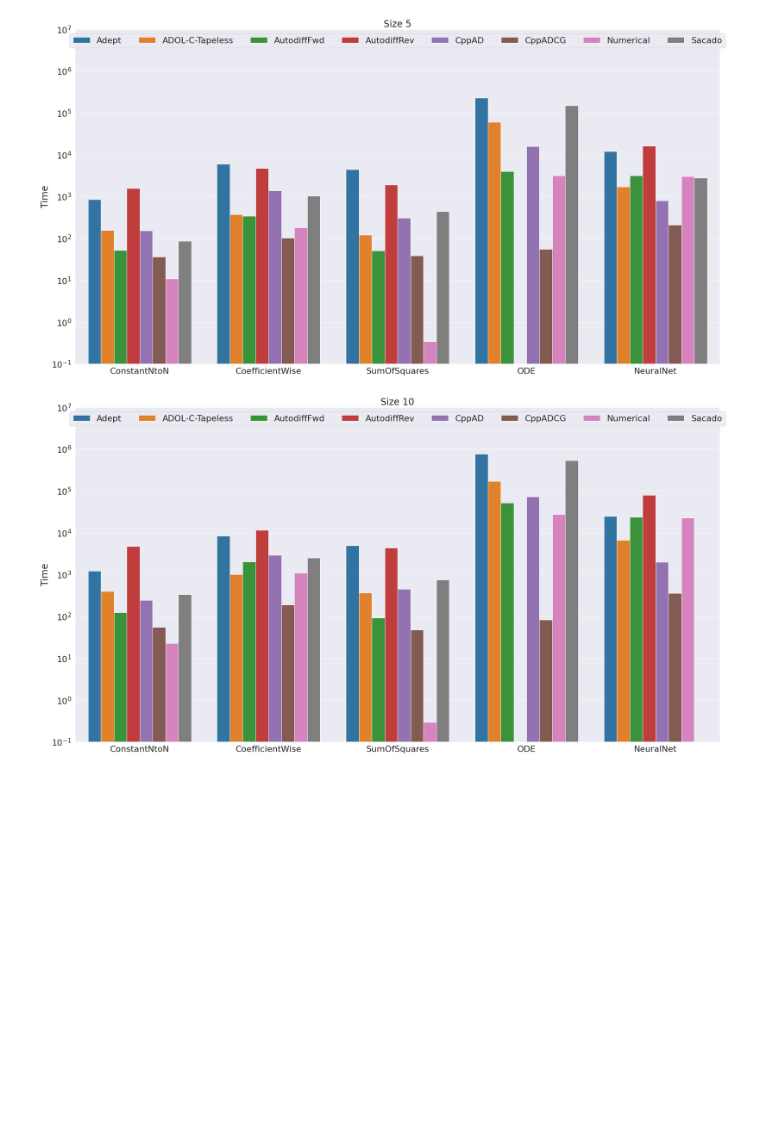
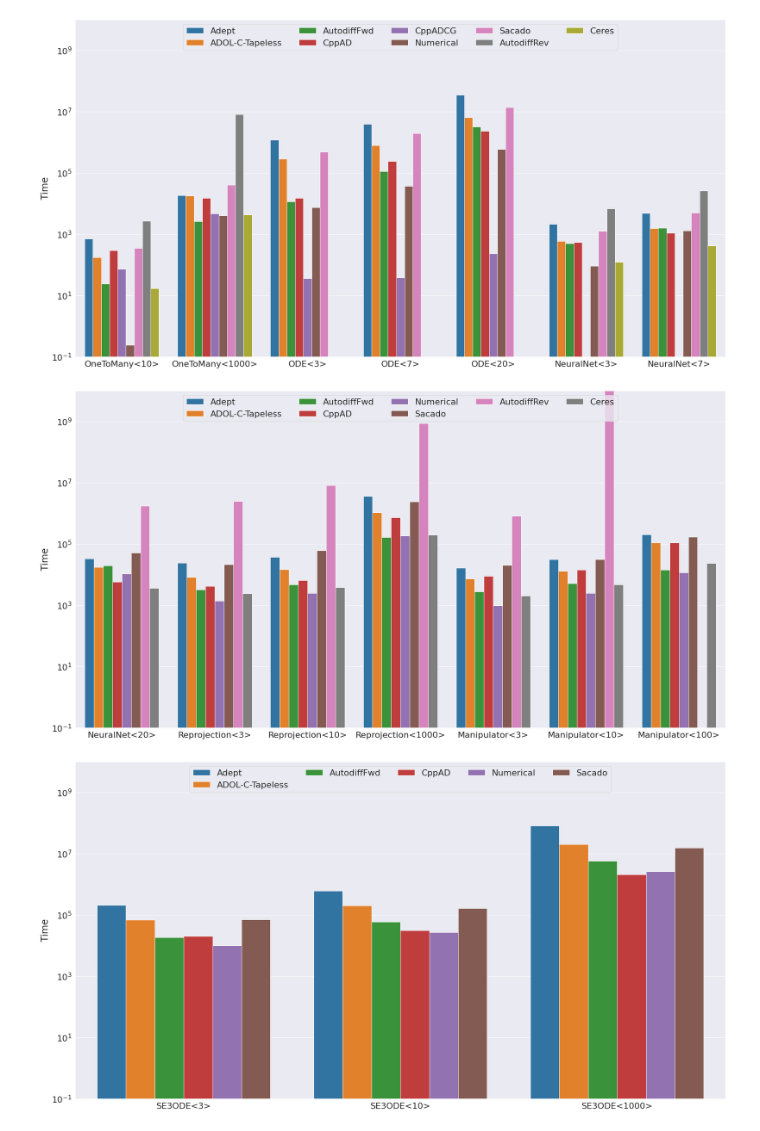
Before and after one commit to pettni/autodiff, a Jupyter notebook: benchmarks/visualization/visualization.ipynb, the cells around one changed output. Drawn from its saved outputs; the diff is of its cells as text; code cells hidden in the pictures; blank space fills up the shorter version.

```diff
--- a/benchmarks/visualization/visualization.ipynb
+++ b/benchmarks/visualization/visualization.ipynb
@@ -8,14 +8,20 @@ sns.set_theme(
     palette=sns.color_palette()
 )
 # %%
-df = pd.read_csv('data', names=["Library", "Test", "Size", "Setup", "Calc"], sep='\s+')
+df = pd.read_csv('data', names=["Library", "Test", "Setup", "Calc"], sep='\s+')
 
-for size in df['Size'].unique():
+tests = list(df['Test'].unique())
+
+N = 7
+
+for i in range((len(tests) + N - 1) // N):
+
+    tests_i = tests[N*i:min(len(tests), N*(i+1))]
 
     plt.figure(figsize=(30,16))
-    ax = sns.barplot(data=df.loc[df['Size'] == size], x="Test", y="Calc", hue="Library")
-    ax.set(title="Size {}".format(size), yscale="log", xlabel="", ylabel="Time", ylim=(1e-1, 1e7))
-    ax.legend(loc="upper center", shadow=False, ncol = len(df["Library"].unique()))
+    ax = sns.barplot(data=df[df['Test'].isin(tests_i)], x="Test", y="Calc", hue="Library")
+    ax.set(yscale="log", xlabel="", ylabel="Time", ylim=(1e-1, 1e10))
+    ax.legend(loc="upper center", shadow=False, ncol = (len(df["Library"].unique()) + 1) // 2)
 
     plt.show()
 # %% [output]
@@ -23,2 +29,3 @@ for size in df['Size'].unique():
-[figure, old version]
+[figure, new version]
-[figure, old version]
+[figure, new version]
+[figure, added]
```
Also changed, not shown: parts of 1 cell of this notebook, 10 other files.
